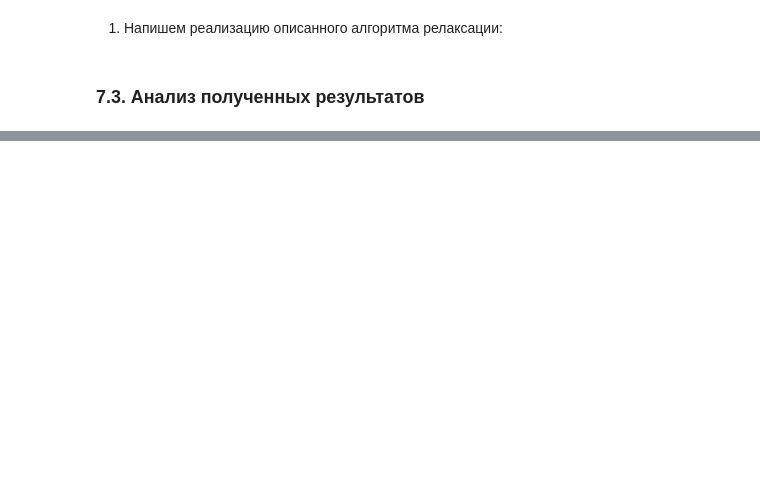
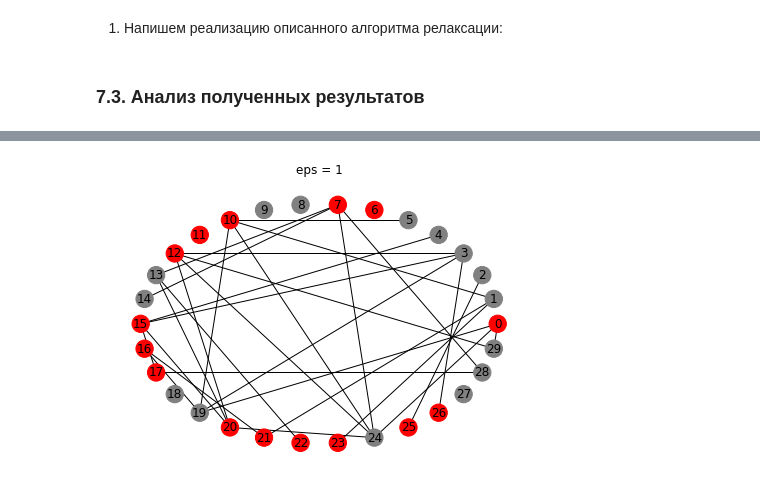
Before and after one commit to danon2018/SDP_project, a Jupyter notebook: SDP.ipynb, the cells around one changed output, grey strips where cells are left out. Saved outputs shown, nothing was run; the diff lists cells and outputs as text; code cells hidden in the pictures; blank space fills up the shorter version.

```diff
--- a/SDP.ipynb
+++ b/SDP.ipynb
@@ -902,0 +1040,6 @@ draw_coloured_graph(edges_1, node_count_1, maxcut_nodes_1)
+# %%
+draw_coloured_graph(data[0].edges, sdp_results_1[0][-2], sdp_results_1[0][-3])
+plt.title('eps = 1')
+plt.show();
+# %% [output]
+[figure, added]
```
Also changed, not shown: parts of 43 cells of this notebook.
